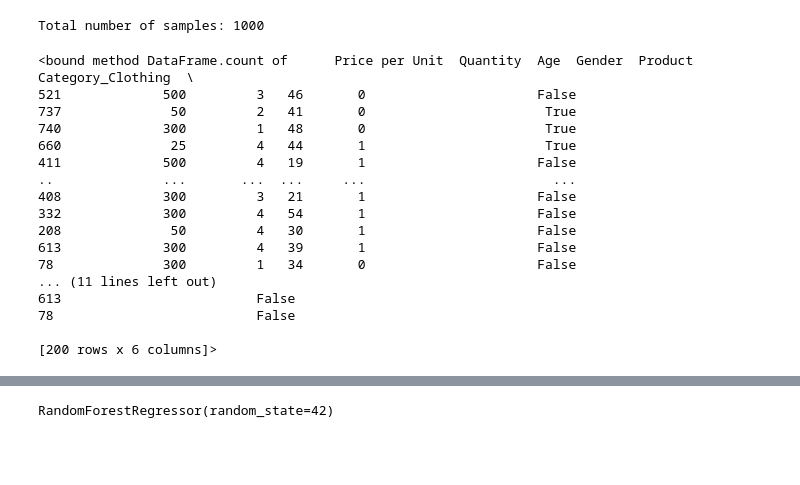
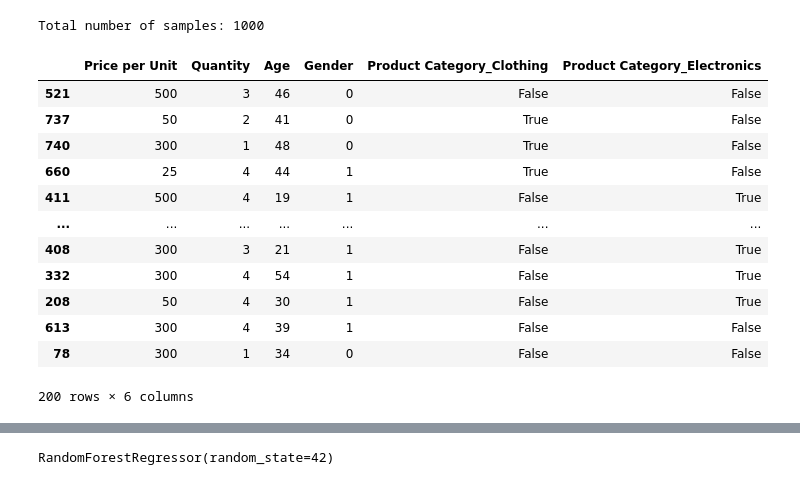
Before and after one commit to SushilRaphael-AI/Projects, a Jupyter notebook: Supervised Learning Models/P1_Random_Forest_Sales_forecast/Project_1_RFSF(V2)[OnlyModel].ipynb, the cells around one changed output, grey strips where cells are left out. Saved outputs shown, nothing was run; the diff lists cells and outputs as text; code cells hidden in the pictures; blank space fills up the shorter version.

```diff
--- a/Projects/Sales Fourcasting - Random Forest/Project_1_RFSF(V2).ipynb
+++ b/Supervised Learning Models/P1_Random_Forest_Sales_forecast/Project_1_RFSF(V2)[OnlyModel].ipynb
@@ -229,23 +229,19 @@ Testing set size: 200 samples
 print(f"Total number of samples: {data3.shape[0]}")
 # %% [output]
 Total number of samples: 1000
-# %%
-x_test.count
-# %% [output]
-<bound method DataFrame.count of      Price per Unit  Quantity  Age  Gender  Product Category_Clothing  \
-521             500         3   46       0                      False
-737              50         2   41       0                       True
-740             300         1   48       0                       True
-660              25         4   44       1                       True
-411             500         4   19       1                      False
-..              ...       ...  ...     ...                        ...
-408             300         3   21       1                      False
-332             300         4   54       1                      False
-208              50         4   30       1                      False
-613             300         4   39       1                      False
-78              300         1   34       0                      False
-... (11 lines left out)
-613                         False
-78                          False
-
-[200 rows x 6 columns]>
+# %%
+x_test
+# %% [output]
+|  | Price per Unit | Quantity | Age | Gender | Product Category_Clothing | Product Category_Electronics |
+| 521 | 500 | 3 | 46 | 0 | False | False |
+| 737 | 50 | 2 | 41 | 0 | True | False |
+| 740 | 300 | 1 | 48 | 0 | True | False |
+| 660 | 25 | 4 | 44 | 1 | True | False |
+| 411 | 500 | 4 | 19 | 1 | False | True |
+| ... | ... | ... | ... | ... | ... | ... |
+| 408 | 300 | 3 | 21 | 1 | False | True |
+| 332 | 300 | 4 | 54 | 1 | False | True |
+| 208 | 50 | 4 | 30 | 1 | False | True |
+| 613 | 300 | 4 | 39 | 1 | False | False |
+| 78 | 300 | 1 | 34 | 0 | False | False |
+200 rows × 6 columns
```
Also changed, not shown: parts of 2 cells of this notebook, 11 other files.
